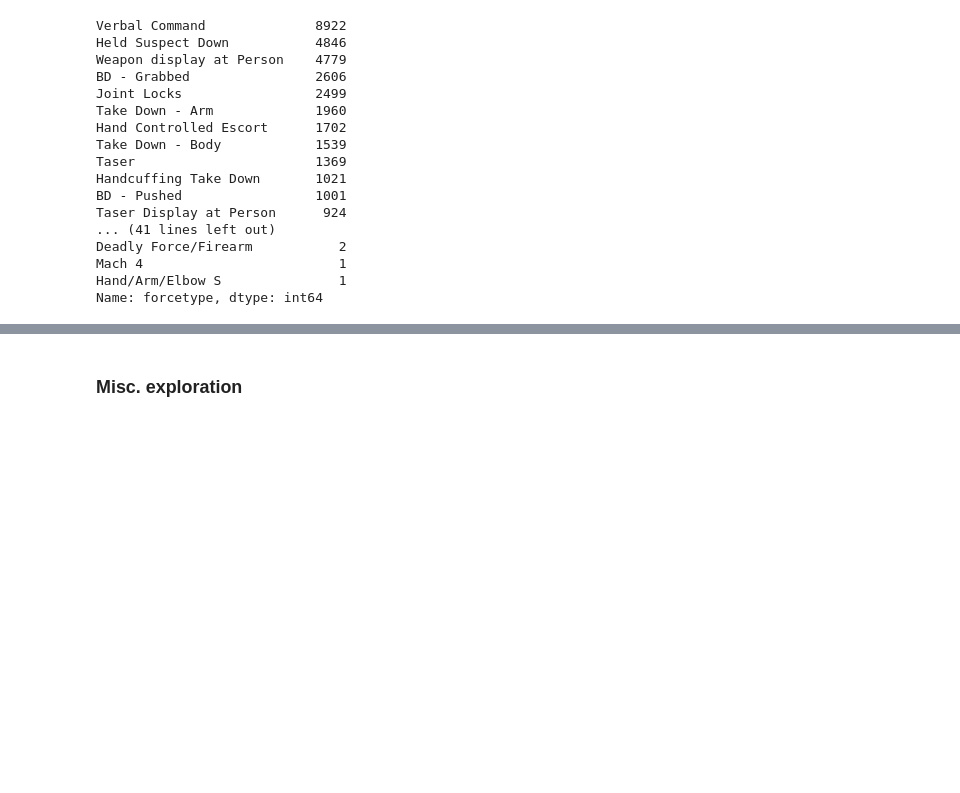
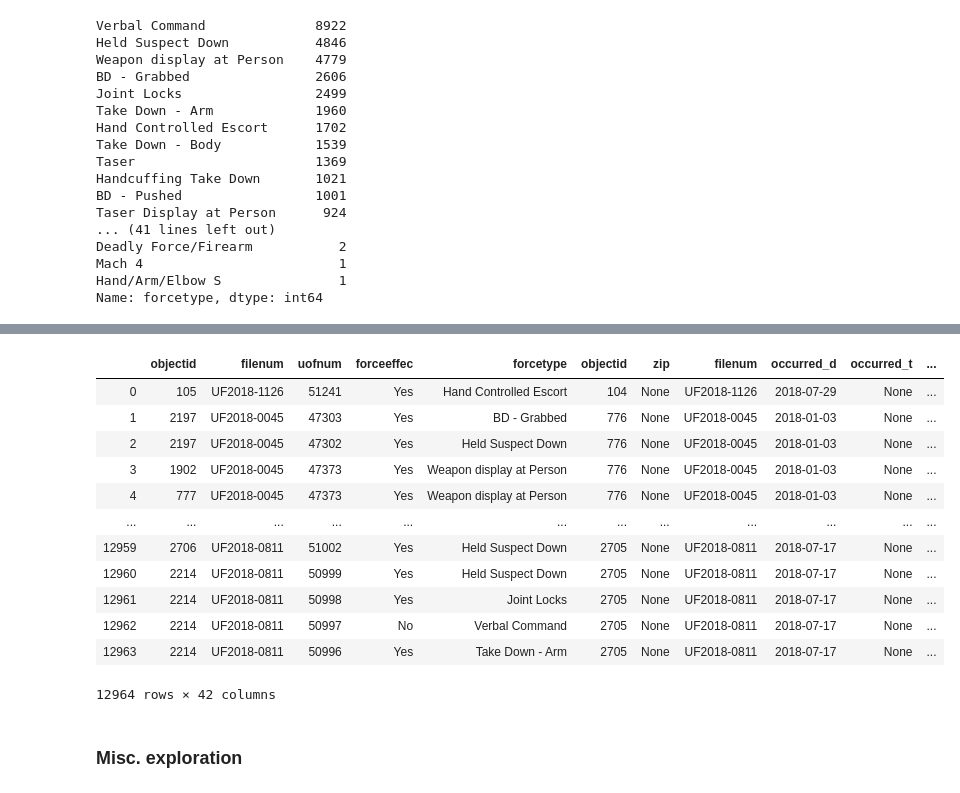
Before and after one commit to CommunityDataEmpowerment/data_exploration, a Jupyter notebook: police_data.ipynb, the cells around one changed output, grey strips where cells are left out. Cells and saved outputs as stored; diff of their text form; code cells hidden in the pictures; blank space fills up the shorter version.

```diff
--- a/police_data.ipynb
+++ b/police_data.ipynb
@@ -173,0 +310,2 @@ Name: forcetype, dtype: int64
+# %%
+conn = psycopg2.connect(database=pgconnect['db'], user=pgconnect['user'], host=pgconnect['host'])
@@ -174,3 +324,25 @@ Name: forcetype, dtype: int64
+# %%
+qry = 'SELECT * FROM cdep.uof_num AS uof \
+        JOIN cdep.uof_filenum as file \
+        ON uof.filenum = file.filenum \
+        WHERE year_reported = \'2018\';'
+data = pd.read_sql(qry, conn)
+# %%
+pd.DataFrame(data)
+# %% [output]
+|  | objectid | filenum | uofnum | forceeffec | forcetype | objectid | zip | filenum | occurred_d | occurred_t | ... |
+| 0 | 105 | UF2018-1126 | 51241 | Yes | Hand Controlled Escort | 104 | None | UF2018-1126 | 2018-07-29 | None | ... |
+| 1 | 2197 | UF2018-0045 | 47303 | Yes | BD - Grabbed | 776 | None | UF2018-0045 | 2018-01-03 | None | ... |
+| 2 | 2197 | UF2018-0045 | 47302 | Yes | Held Suspect Down | 776 | None | UF2018-0045 | 2018-01-03 | None | ... |
+| 3 | 1902 | UF2018-0045 | 47373 | Yes | Weapon display at Person | 776 | None | UF2018-0045 | 2018-01-03 | None | ... |
+| 4 | 777 | UF2018-0045 | 47373 | Yes | Weapon display at Person | 776 | None | UF2018-0045 | 2018-01-03 | None | ... |
+| ... | ... | ... | ... | ... | ... | ... | ... | ... | ... | ... | ... |
+| 12959 | 2706 | UF2018-0811 | 51002 | Yes | Held Suspect Down | 2705 | None | UF2018-0811 | 2018-07-17 | None | ... |
+| 12960 | 2214 | UF2018-0811 | 50999 | Yes | Held Suspect Down | 2705 | None | UF2018-0811 | 2018-07-17 | None | ... |
+| 12961 | 2214 | UF2018-0811 | 50998 | Yes | Joint Locks | 2705 | None | UF2018-0811 | 2018-07-17 | None | ... |
+| 12962 | 2214 | UF2018-0811 | 50997 | No | Verbal Command | 2705 | None | UF2018-0811 | 2018-07-17 | None | ... |
+| 12963 | 2214 | UF2018-0811 | 50996 | Yes | Take Down - Arm | 2705 | None | UF2018-0811 | 2018-07-17 | None | ... |
+12964 rows × 42 columns
 # %% [markdown]
 ### Misc. exploration
 # %%
```
Also changed, not shown: parts of 15 cells of this notebook.
